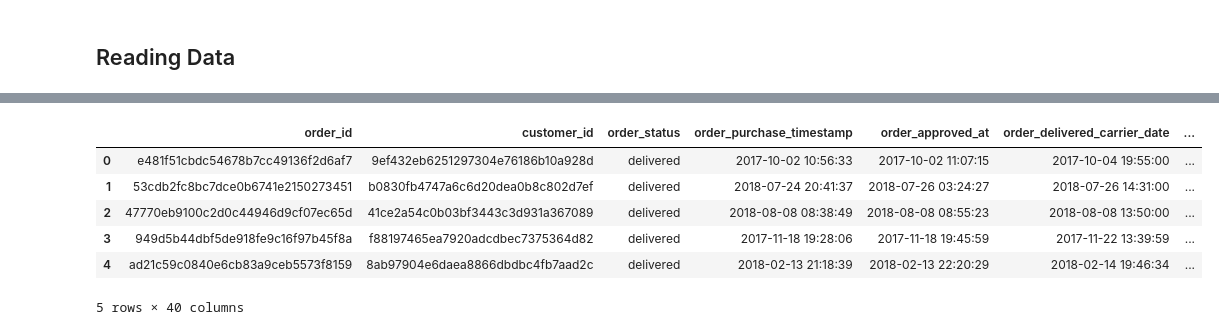
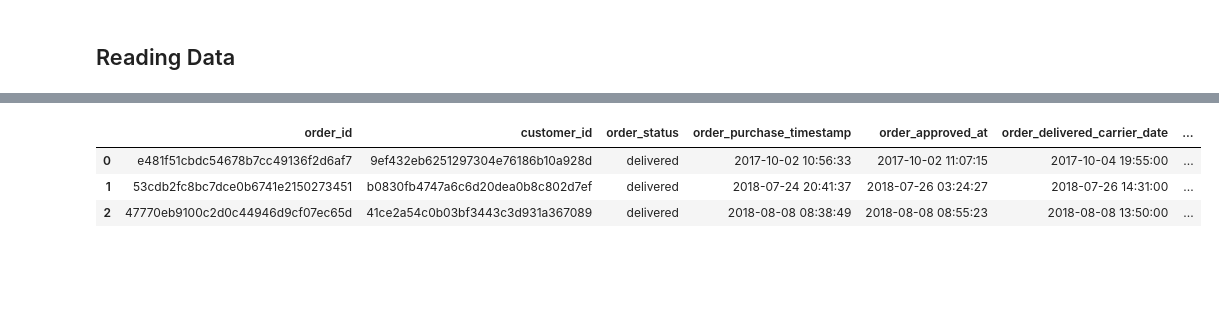
Before and after one commit to Angelo-Magno/brazilian-e-commerce-olist, a Jupyter notebook: notebooks/1.0_eda_and_data_cleaning.ipynb, the cells around one changed output, grey strips where cells are left out. Saved outputs shown, nothing was run; the diff lists cells and outputs as text; code cells hidden in the pictures; blank space fills up the shorter version.

```diff
--- a/notebooks/1.0_eda_and_data_cleaning.ipynb
+++ b/notebooks/1.0_eda_and_data_cleaning.ipynb
@@ -68,3 +74,9 @@ from src.eda_utils import dataframe_summary
+# %%
+pd.set_option("display.max_rows", None)
+pd.set_option("display.max_columns", None)
+pd.set_option("display.max_colwidth", None)
+# %%
+pd.reset_option("display.max_rows")
 # %% [markdown]
 ## Reading Data
 # %%
@@ -185,14 +209,11 @@ dtype: int64
 # %%
 df_merged = pd.read_parquet("../data/interim/olist_merged.parquet")
-df_merged.head()
+df_merged.head(3)
 # %% [output]
 |  | order_id | customer_id | order_status | order_purchase_timestamp | order_approved_at | order_delivered_carrier_date | ... |
 | 0 | e481f51cbdc54678b7cc49136f2d6af7 | 9ef432eb6251297304e76186b10a928d | delivered | 2017-10-02 10:56:33 | 2017-10-02 11:07:15 | 2017-10-04 19:55:00 | ... |
 | 1 | 53cdb2fc8bc7dce0b6741e2150273451 | b0830fb4747a6c6d20dea0b8c802d7ef | delivered | 2018-07-24 20:41:37 | 2018-07-26 03:24:27 | 2018-07-26 14:31:00 | ... |
 | 2 | 47770eb9100c2d0c44946d9cf07ec65d | 41ce2a54c0b03bf3443c3d931a367089 | delivered | 2018-08-08 08:38:49 | 2018-08-08 08:55:23 | 2018-08-08 13:50:00 | ... |
-| 3 | 949d5b44dbf5de918fe9c16f97b45f8a | f88197465ea7920adcdbec7375364d82 | delivered | 2017-11-18 19:28:06 | 2017-11-18 19:45:59 | 2017-11-22 13:39:59 | ... |
-| 4 | ad21c59c0840e6cb83a9ceb5573f8159 | 8ab97904e6daea8866dbdbc4fb7aad2c | delivered | 2018-02-13 21:18:39 | 2018-02-13 22:20:29 | 2018-02-14 19:46:34 | ... |
-5 rows × 40 columns
 # %%
 dataframe_summary(df_merged)
 # %% [output]
```
Also changed, not shown: parts of 16 cells of this notebook, 3 other files.
